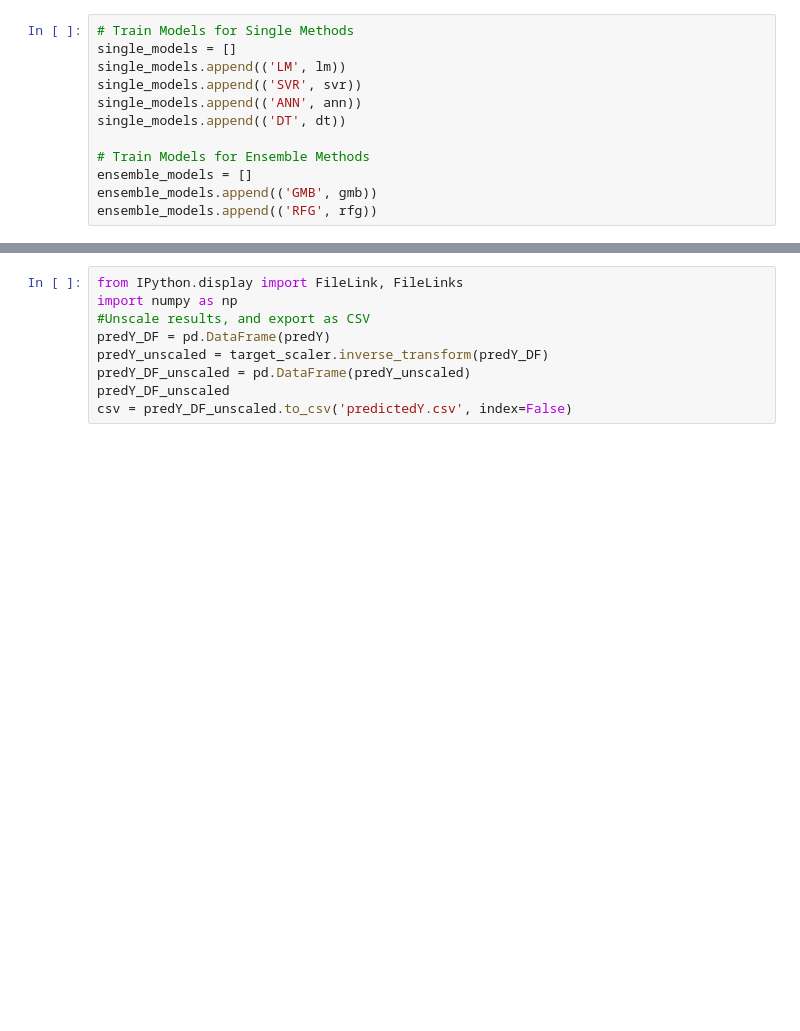
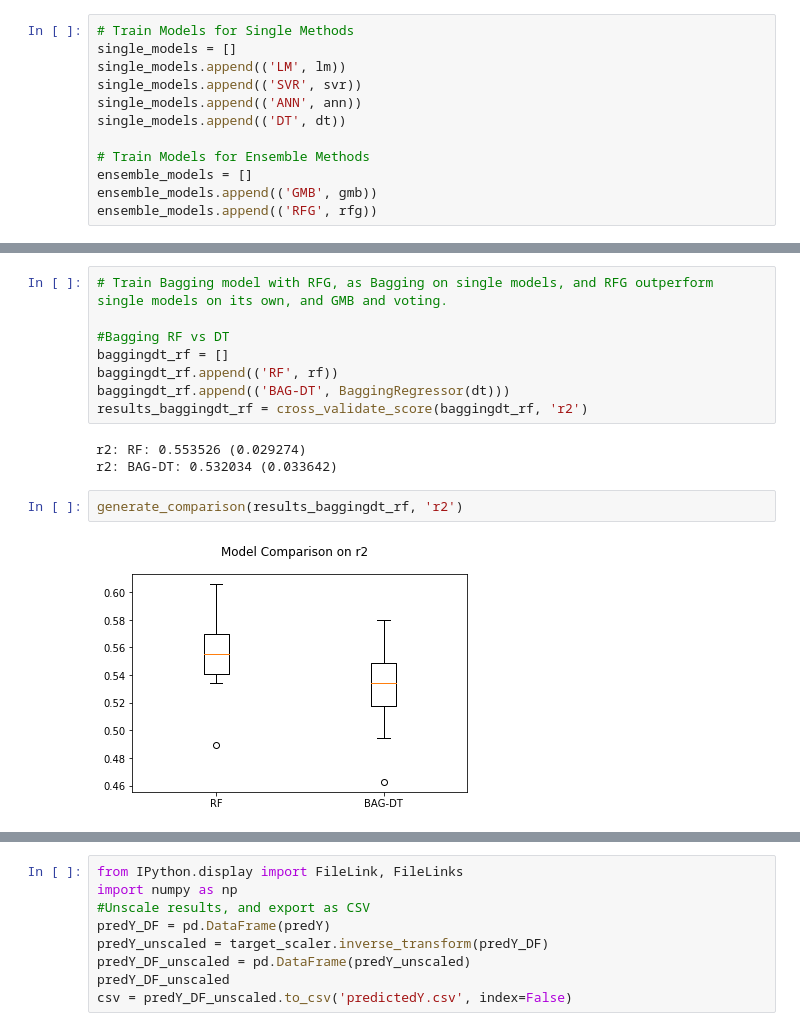
Before and after one commit to nugyn/ML-Assignment-2, a Jupyter notebook: ML-Assignment-2.ipynb, the cells around one changed output, grey strips where cells are left out. Saved outputs shown, nothing was run; the diff lists cells and outputs as text; blank space fills up the shorter version.

```diff
--- a/ML-Assignment-2.ipynb
+++ b/ML-Assignment-2.ipynb
@@ -303,3 +359,18 @@ mae: RFG: -0.314317 (0.015034)
+# %%
+# Train Bagging model with RFG, as Bagging on single models, and RFG outperform single models on its own, and GMB and voting.
+
+#Bagging RF vs DT
+baggingdt_rf = []
+baggingdt_rf.append(('RF', rf))
+baggingdt_rf.append(('BAG-DT', BaggingRegressor(dt)))
+results_baggingdt_rf = cross_validate_score(baggingdt_rf, 'r2')
+# %% [output]
+r2: RF: 0.553526 (0.029274)
+r2: BAG-DT: 0.532034 (0.033642)
+# %%
+generate_comparison(results_baggingdt_rf, 'r2')
+# %% [output]
+[figure, added]
 # %%
 # Train Model with Testing Set
 # RF Train on test Data
```
Also changed, not shown: parts of 20 cells of this notebook, 1 other file.
